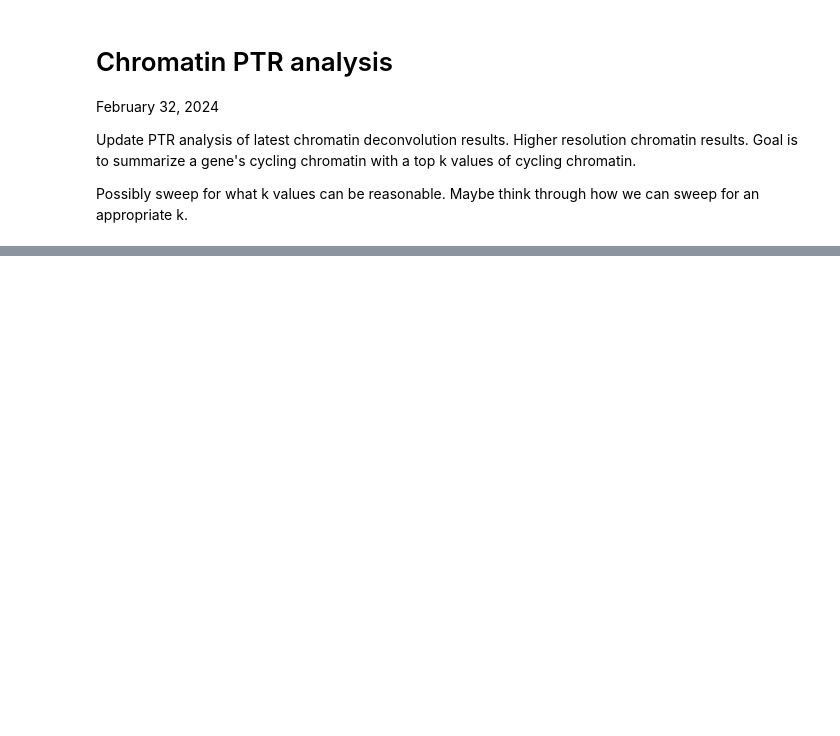
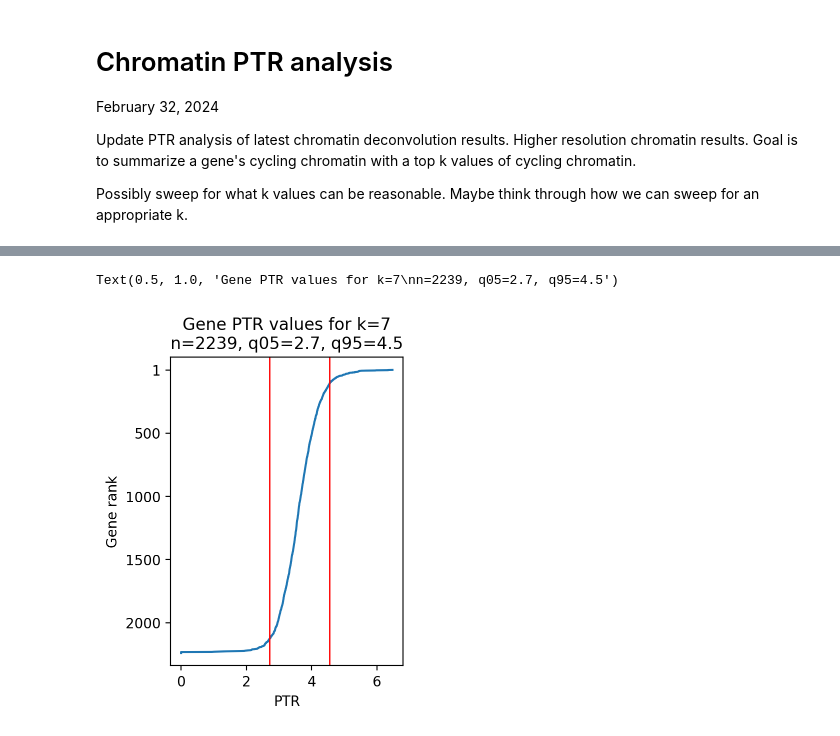
Before and after one commit to HarteminkLab/cell-cycle-deconv, a Jupyter notebook: 19_Chromatin_PTR_Analysis.ipynb, the cells around one changed output, grey strips where cells are left out. Drawn from its saved outputs; the diff is of its cells as text; code cells hidden in the pictures; blank space fills up the shorter version.

```diff
--- a/19_Chromatin_PTR_Analysis.ipynb
+++ b/19_Chromatin_PTR_Analysis.ipynb
@@ -233 +46,23 @@ Text(0, 0.5, 'Proportion of spellman genes')
+# %%
+plt_data = peak_to_trough_analysis.k_sorted_genes
+n = len(plt_data)
+
+plt.figure(figsize=(3, 4))
+plt.plot(plt_data['ptr'], plt_data['rank']+1)
+plt.xlabel("PTR")
+plt.ylabel("Gene rank")
+plt.yticks([1] + list(np.arange(500, n, 500)))
+plt.ylim(n+100, 1-100)
+
+ptr_values = plt_data['ptr']
+q05, q95 = np.quantile(ptr_values, q=[0.05, 0.95])
+
+plt.axvline(q05, c='red', lw=1)
+plt.axvline(q95, c='red', lw=1)
+
+plt.title(f"Gene PTR values for k={peak_to_trough_analysis.optimal_k}\n" +
+         f"n={n}, q05={q05:0.1f}, q95={q95:.1f}")
+# %% [output]
+Text(0.5, 1.0, 'Gene PTR values for k=7\nn=2239, q05=2.7, q95=4.5')
+[figure, added]
 # %%
```
Also changed, not shown: parts of 26 cells of this notebook, 2 other files.
